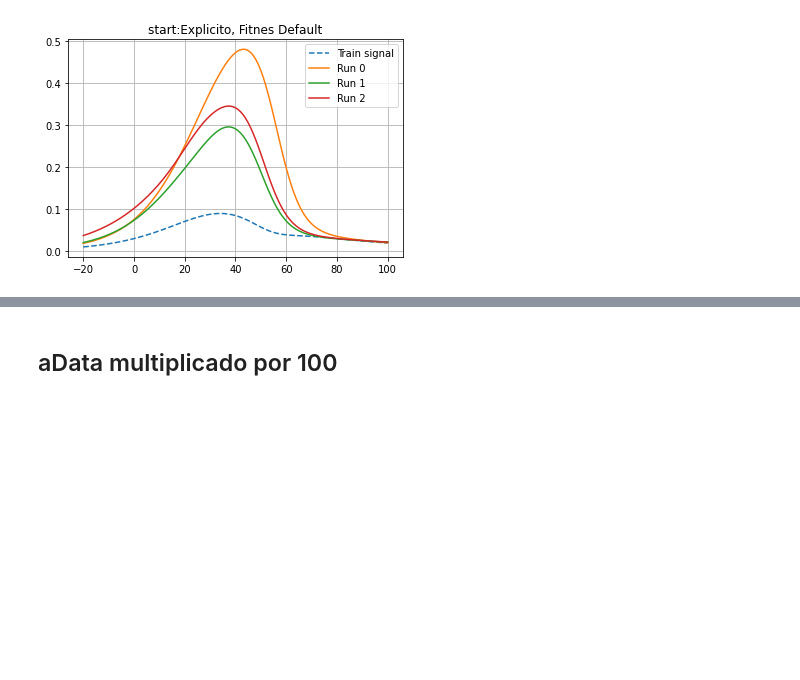
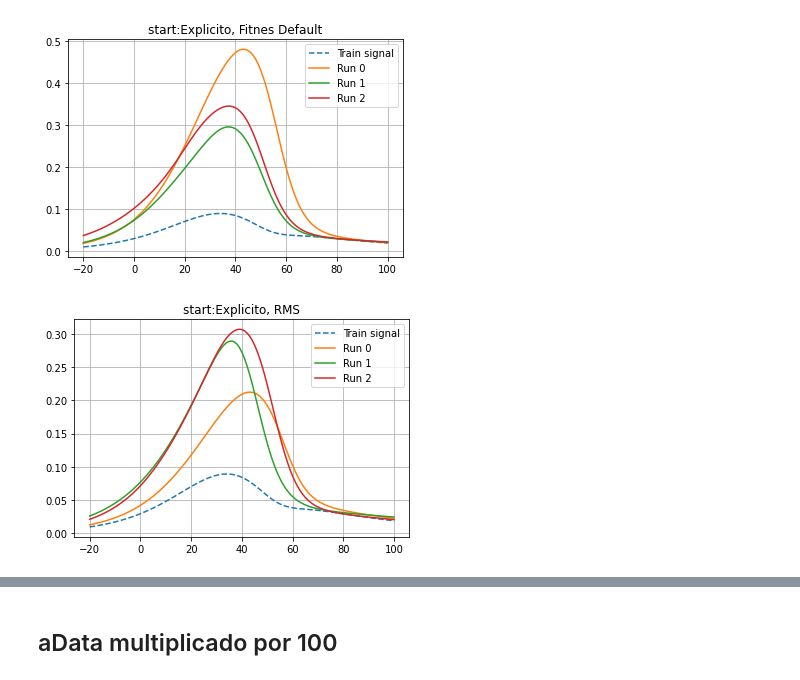
Before and after one commit to nfierroflo/Evolutionary-computation, a Jupyter notebook: evolutivacompletoc1.ipynb, the cells around one changed output, grey strips where cells are left out. Drawn from its saved outputs; the diff is of its cells as text; code cells hidden in the pictures; blank space fills up the shorter version.

```diff
--- a/evolutivacompletoc1.ipynb
+++ b/evolutivacompletoc1.ipynb
@@ -123,3 +125,12 @@ g2=lambda x: (0.406*(1-0.376*(x-59.9)/62.11)/(1+np.exp((24.3-x)/16.12)))*(1-sigm
 plotResult(t,Totalv3,g0(t),g1(t), g2(t),'Explicito, Fitnes Default')
 # %% [output]
 [figure]
+# %%
+g0=lambda x: (0.277*(1-0.183*(x-56.0)/06.89)/(1+np.exp((37.6-x)/13.72)))*(1-sigmoid(0.2*(x-(07.13+49.8))))+(sigmoid(0.2*(x-(37.39+20.6))))*(0.149*(1-0.502)*np.exp((27.96+30.6-x)/39.03)/(1+np.exp((31.9-x)/37.11)))
+
+g1=lambda x:(0.437*(1-0.880*(x-58.2)/72.16)/(1+np.exp((33.2-x)/15.31)))*(1-sigmoid(0.2*(x-(08.98+35.8))))+(sigmoid(0.2*(x-(09.16+24.5))))*(0.212*(1-0.367)*np.exp((41.96+30.6-x)/85.31)/(1+np.exp((31.4-18.16)/11.94)))
+g2=lambda x: (0.332*(1-0.427*(x-57.7)/35.47)/(1+np.exp((26.2-x)/13.56)))*(1-sigmoid(0.2*(x-(04.96+47.1))))+(sigmoid(0.2*(x-(07.11+22.6))))*(0.490*(1-0.832)*np.exp((14.46+28.6-x)/44.60)/(1+np.exp((45.1-x)/28.00)))
+
+plotResult(t,Totalv3,g0(t),g1(t), g2(t),'Explicito, RMS')
+# %% [output]
+[figure, added]
```
Also changed, not shown: parts of 3 cells of this notebook.
